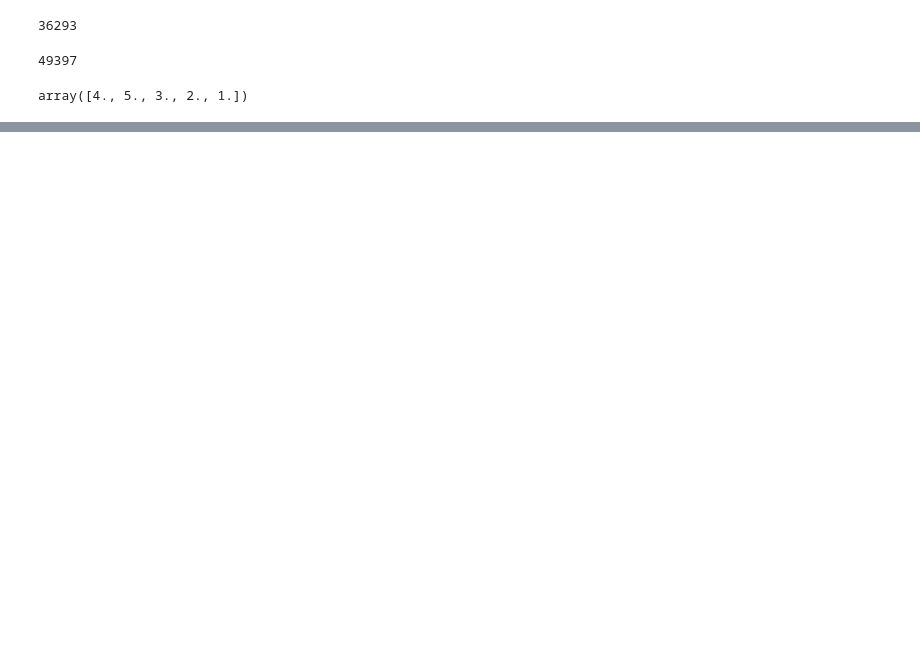
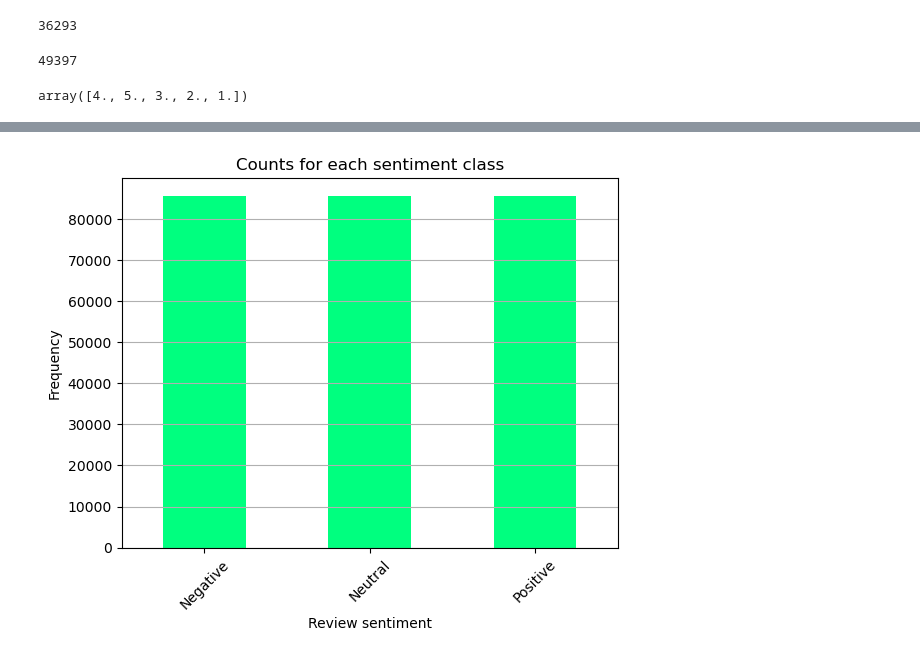
Before and after one commit to AmeerAliSaleem/MA4J5_Project, a Jupyter notebook: Kindle data pre-processing.ipynb, the cells around one changed output, grey strips where cells are left out. Drawn from its saved outputs; the diff is of its cells as text; code cells hidden in the pictures; blank space fills up the shorter version.

```diff
--- a/Kindle data pre-processing.ipynb
+++ b/Kindle data pre-processing.ipynb
@@ -184,0 +237,21 @@ balanced_df.to_csv("kindle_balanced.csv")
+# %%
+# Calculate the minimum count among the different score values
+min_count_sent = df_sent['overall'].value_counts().min()
+
+# Undersample each score value to have the same count as the minimum count
+balanced_df_sent = pd.concat([
+    df_sent[df_sent['overall'] == score].sample(min_count_sent) for score in df_sent['overall'].unique()
+])
+
+# Shuffle the balanced DataFrame
+balanced_df_sent = balanced_df_sent.sample(frac=1).reset_index(drop=True)
+# %%
+balanced_df_sent['overall'].value_counts().plot(kind='bar', color='springgreen')
+plt.title('Counts for each sentiment class')
+plt.xlabel('Review sentiment')
+plt.ylabel('Frequency')
+plt.xticks(rotation=45)  # Rotate x labels if needed
+plt.grid(axis='y')
+plt.show()
+# %% [output]
+[figure, added]
```
Also changed, not shown: parts of 19 cells of this notebook.
